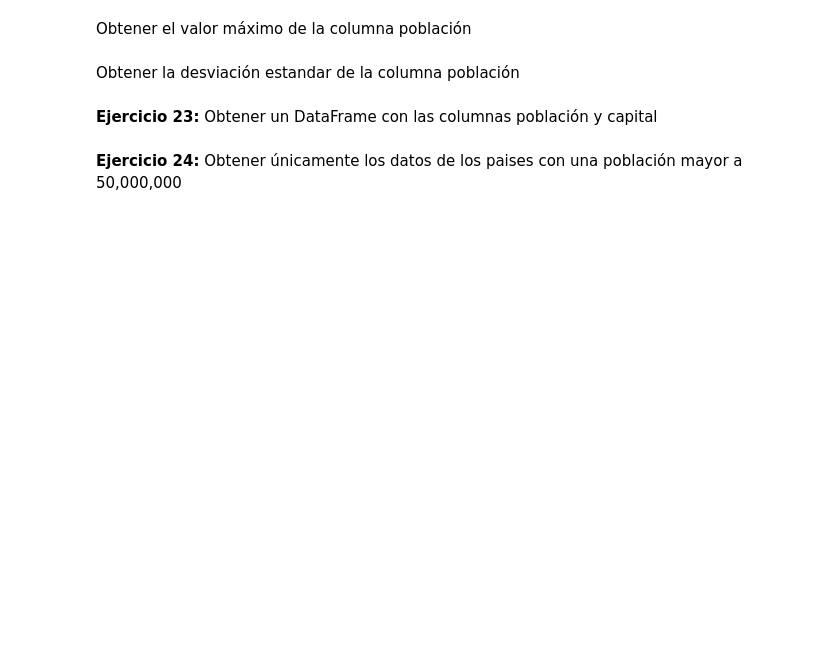
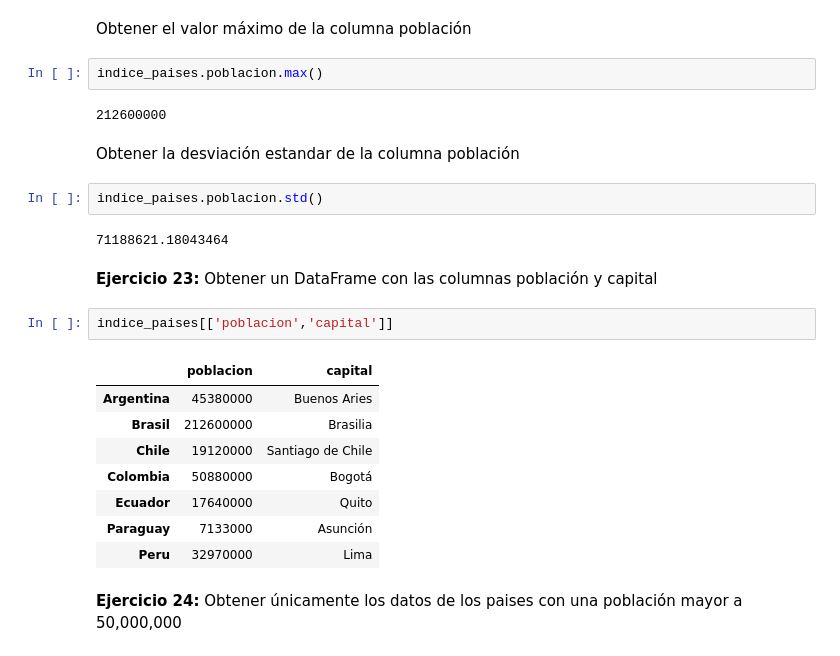
Before and after one commit to alcazarpedro/project_numpy_pandas, a Jupyter notebook: pandas_dtascience/01_Intro/Dataframes.ipynb, the cells around one changed output. Cells and saved outputs as stored; diff of their text form; blank space fills up the shorter version.

```diff
--- a/pandas_dtascience/01_Intro/Dataframes.ipynb
+++ b/pandas_dtascience/01_Intro/Dataframes.ipynb
@@ -401,8 +429,27 @@ Obtener el valor mínimo de la columna población
 # %% [markdown]
 Obtener el valor máximo de la columna población
+# %%
+indice_paises.poblacion.max()
+# %% [output]
+212600000
 # %% [markdown]
 Obtener la desviación estandar de la columna población
+# %%
+indice_paises.poblacion.std()
+# %% [output]
+71188621.18043464
 # %% [markdown]
 __Ejercicio 23:__ Obtener un DataFrame con las columnas población y capital
+# %%
+indice_paises[['poblacion','capital']]
+# %% [output]
+|  | poblacion | capital |
+| Argentina | 45380000 | Buenos Aries |
+| Brasil | 212600000 | Brasilia |
+| Chile | 19120000 | Santiago de Chile |
+| Colombia | 50880000 | Bogotá |
+| Ecuador | 17640000 | Quito |
+| Paraguay | 7133000 | Asunción |
+| Peru | 32970000 | Lima |
 # %% [markdown]
 __Ejercicio 24:__ Obtener únicamente los datos de los paises con una población mayor a 50,000,000
```
Also changed, not shown: parts of 14 cells of this notebook.
